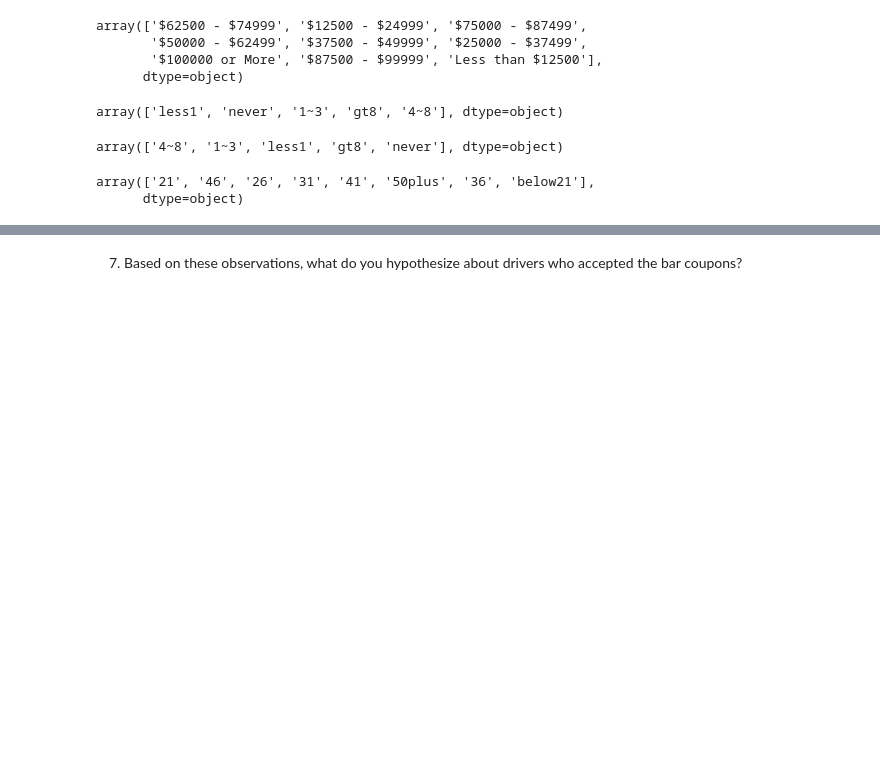
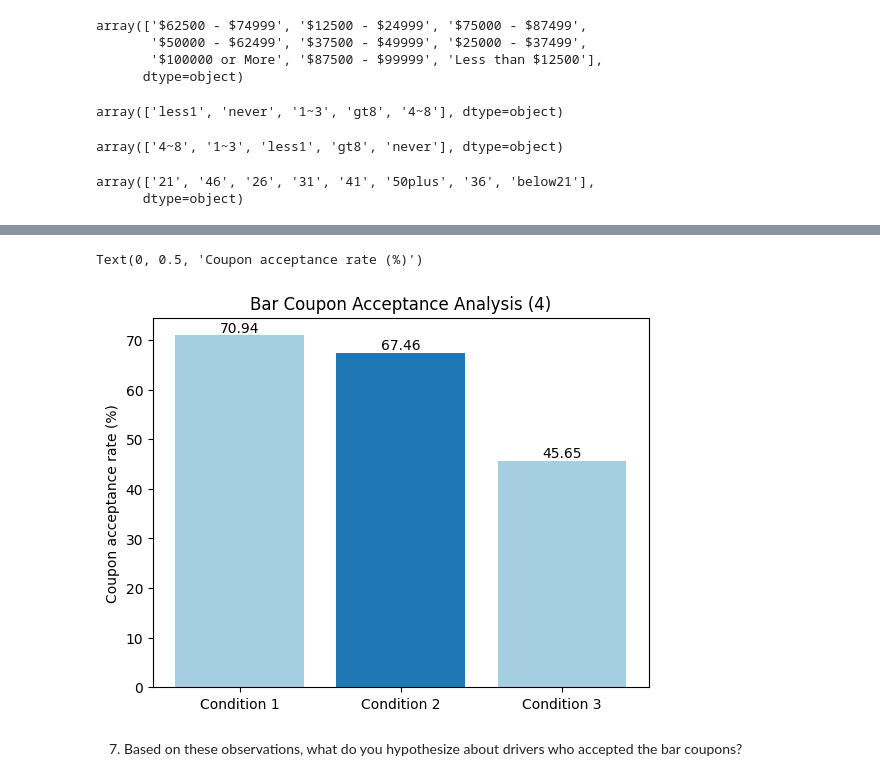
Before and after one commit to JunGaoca/couponAnalysis, a Jupyter notebook: coupon-analysis.ipynb, the cells around one changed output, grey strips where cells are left out. Drawn from its saved outputs; the diff is of its cells as text; code cells hidden in the pictures; blank space fills up the shorter version.

```diff
--- a/coupon-analysis.ipynb
+++ b/coupon-analysis.ipynb
@@ -423,16 +423,25 @@ data_bar.age.unique()
 array(['21', '46', '26', '31', '41', '50plus', '36', 'below21'],
       dtype=object)
 # %%
-# - go to bars more than once a month, had passengers that were not a kid, and were not widowed *OR*
-# - go to bars more than once a month and are under the age of 30 *OR*
-# - go to cheap restaurants more than 4 times a month and income is less than 50K.
 df = data_bar[["maritalStatus","age","income","passanger","Bar","occupation","RestaurantLessThan20","Y"]].copy()
 condition1 = (df.Bar.isin(['1~3', '4~8', 'gt8'])) & (df.passanger != 'Kid(s)') & (df.maritalStatus != 'Widowed')
 condition2 = (df.Bar.isin(['1~3', '4~8', 'gt8'])) & (df.age.isin(['21', 'below21']))
 condition3 = (df.RestaurantLessThan20.isin(['4~8', 'gt8'])) & (df.income.isin(['$12500 - $24999',
         '$37500 - $49999', '$25000 - $37499', 'Less than $12500']))
+
+# Subset data based on conditions
 group1 = df[condition1]
 group2 = df[condition2]
 group3 = df[condition3]
 #group3.sample(20)
+
+# Calculate acceptance rates
+rate1 = round(group1['Y'].mean() * 100, 2)
+rate2 = round(group2['Y'].mean() * 100, 2)
+rate3 = round(group3['Y'].mean() * 100, 2)
+
+# Print results
+print(f"Acceptance rate for Condition 1: {rate1}%")
+print(f"Acceptance rate for Condition 2: {rate2}%")
+print(f"Acceptance rate for Condition 3: {rate3}%")
 # %% [output]
@@ -456,2 +451,14 @@ group3 = df[condition3]
+# %%
+# Visualize the comparison by a bar chart
+conditions = ['Condition 1', 'Condition 2', 'Condition 3']
+rates = [rate1, rate2, rate3]
+colors = plt.cm.Paired(range(len(df_bar3)))
+bar_chart = plt.bar(conditions, rates, color = colors)
+plt.bar_label(bar_chart)
+plt.title('Bar Coupon Acceptance Analysis (4)')
+plt.ylabel('Coupon acceptance rate (%)')
+# %% [output]
+Text(0, 0.5, 'Coupon acceptance rate (%)')
+[figure, added]
 # %% [markdown]
 7.  Based on these observations, what do you hypothesize about drivers who accepted the bar coupons?
```
Also changed, not shown: parts of 5 cells of this notebook.
